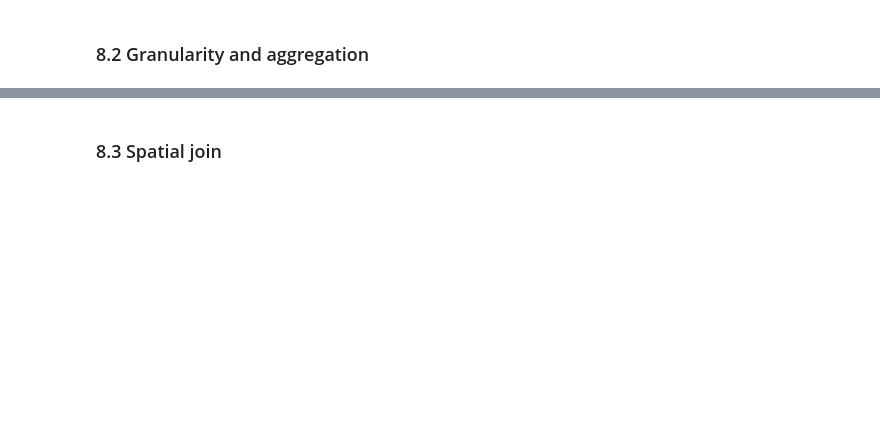
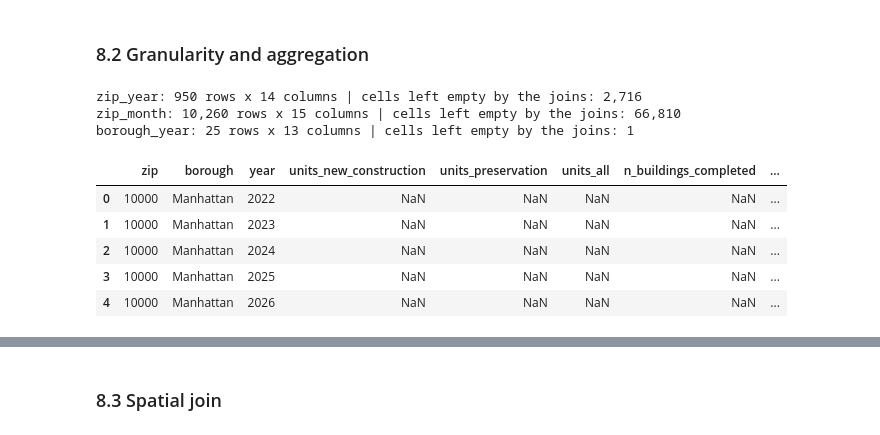
Before and after one commit to mohamednazmy23/nyc-housing-street-safety, a Jupyter notebook: notebooks/nyc_dev_project.ipynb, the cells around one changed output, grey strips where cells are left out. Cells and saved outputs as stored; diff of their text form; code cells hidden in the pictures; blank space fills up the shorter version.

Commit message:
Add integration and post-integration cleaning (sections 8-9); export shared tables; prompt log in task order

```diff
--- a/notebooks/nyc_dev_project.ipynb
+++ b/notebooks/nyc_dev_project.ipynb
@@ -1834,2 +1854,15 @@ Only the 444 empty rows and one duplicate row were removed: `crashes_clean` has
 # %% [markdown]
 ### 8.1 Join keys and why
+# %%
+# Do the three keys have the same format and values in both tables?
+housing_zips = set(housing_clean["zip"].dropna())
+crash_zips = set(crashes_clean["zip"].dropna())
+print("ZIP type:", housing_clean["zip"].dtype, "/", crashes_clean["zip"].dtype,
+      "| all 5 characters:", all(len(z) == 5 for z in housing_zips | crash_zips))
+print("Distinct ZIPs: housing", len(housing_zips), "| crashes", len(crash_zips), "| in both", len(housing_zips & crash_zips))
+print("Only in housing:", sorted(housing_zips - crash_zips))
+print("Only in crashes:", len(crash_zips - housing_zips), "ZIPs, e.g.", sorted(crash_zips - housing_zips)[:6])
+print("Borough values identical:", sorted(housing_clean["borough"].unique()) == sorted(crashes_clean["borough"].unique()))
+for name, table in [("buildings", housing_clean), ("crashes", crashes_clean)]:
+    print(f"{name}: lat {table['lat'].min():.3f} to {table['lat'].max():.3f}, "
+          f"lon {table['lon'].min():.3f} to {table['lon'].max():.3f} (degrees)")
@@ -1836,2 +1982,64 @@ Only the 444 empty rows and one duplicate row were removed: `crashes_clean` has
 # %% [markdown]
 ### 8.2 Granularity and aggregation
+# %%
+# Bring both datasets to the same level. Housing: affordable units completed inside the window
+# (completed_in_window, 6.4), split by construction type. Crashes: counts and harm.
+completed = housing_clean[housing_clean["completed_in_window"]].assign(
+    year=lambda d: d["completion_date"].dt.year,
+    month=lambda d: d["completion_date"].dt.to_period("M").dt.to_timestamp(),
+    units=lambda d: d["all_counted_units"].astype("float"))
+
+def housing_units(buildings, keys):
+    """Affordable units completed per group: New Construction, Preservation, all, and number of buildings."""
+    units = (buildings.pivot_table(index=keys, columns="construction_type", values="units", aggfunc="sum")
+             .rename(columns={"New Construction": "units_new_construction", "Preservation": "units_preservation"}))
+    units.columns.name = None
+    units["units_all"] = units["units_new_construction"].fillna(0) + units["units_preservation"].fillna(0)
+    units["n_buildings_completed"] = buildings.groupby(keys).size()
+    return units.reset_index()
+
+def crash_totals(crashes, keys):
+    """Serious crashes per group, with the harm measures the charts switch between (D30)."""
+    return crashes.groupby(keys).agg(
+        n_crashes=("crash_id", "size"), severe_injuries=("severe_injuries", "sum"),
+        fatalities=("fatalities", "sum"), serious_harm=("serious_harm", "sum"),
+        n_repeat_crashes=("repeat_location", "sum"),            # lookback above 0 (missing values skipped)
+        n_crashes_with_lookback=("repeat_location", "count"),   # denominator for Q4's share
+        n_highway_crashes=("is_highway", "sum")).reset_index()
+
+def full_grid(**levels):
+    """Every combination of the levels, so a ZIP-year with nothing in it still gets a row."""
+    return pd.MultiIndex.from_product(list(levels.values()), names=list(levels)).to_frame(index=False)
+
+all_zips = pd.array(sorted(set(housing_clean["zip"].dropna()) | set(crashes_clean["zip"].dropna())), dtype="string")
+with_zip_b, with_zip_c = completed.dropna(subset=["zip"]), crashes_clean.dropna(subset=["zip"])
+
+# Left joins onto the full grid. Grid cells missing from one side become NaN; section 9 cleans them
+zip_year_joined = (full_grid(zip=all_zips, year=YEARS)
+                   .merge(housing_units(with_zip_b, ["zip", "year"]), on=["zip", "year"], how="left")
+                   .merge(crash_totals(with_zip_c, ["zip", "year"]), on=["zip", "year"], how="left"))
+zip_month_joined = (full_grid(zip=all_zips, month=MONTHS)
+                    .merge(housing_units(with_zip_b, ["zip", "month"]), on=["zip", "month"], how="left")
+                    .merge(crash_totals(with_zip_c, ["zip", "month"]), on=["zip", "month"], how="left"))
+# Borough level uses every record, including buildings and crashes without a ZIP
+borough_year_joined = (full_grid(borough=sorted(housing_clean["borough"].unique()), year=YEARS)
+                       .merge(housing_units(completed, ["borough", "year"]), on=["borough", "year"], how="left")
+                       .merge(crash_totals(crashes_clean, ["borough", "year"]), on=["borough", "year"], how="left"))
+for table in (zip_year_joined, zip_month_joined):
+    table.insert(1, "borough", table["zip"].map(zip_borough))
+zip_month_joined.insert(3, "year", zip_month_joined["month"].dt.year)
+
+for name, table in [("zip_year", zip_year_joined), ("zip_month", zip_month_joined), ("borough_year", borough_year_joined)]:
+    print(f"{name}: {table.shape[0]:,} rows x {table.shape[1]} columns | cells left empty by the joins: "
+          f"{table.isna().sum().sum():,}")
+zip_year_joined.head()
+# %% [output]
+zip_year: 950 rows x 14 columns | cells left empty by the joins: 2,716
+zip_month: 10,260 rows x 15 columns | cells left empty by the joins: 66,810
+borough_year: 25 rows x 13 columns | cells left empty by the joins: 1
+|  | zip | borough | year | units_new_construction | units_preservation | units_all | n_buildings_completed | ... |
+| 0 | 10000 | Manhattan | 2022 | NaN | NaN | NaN | NaN | ... |
+| 1 | 10000 | Manhattan | 2023 | NaN | NaN | NaN | NaN | ... |
+| 2 | 10000 | Manhattan | 2024 | NaN | NaN | NaN | NaN | ... |
+| 3 | 10000 | Manhattan | 2025 | NaN | NaN | NaN | NaN | ... |
+| 4 | 10000 | Manhattan | 2026 | NaN | NaN | NaN | NaN | ... |
```
Also changed, not shown: parts of 23 cells of this notebook, 12 other files.
